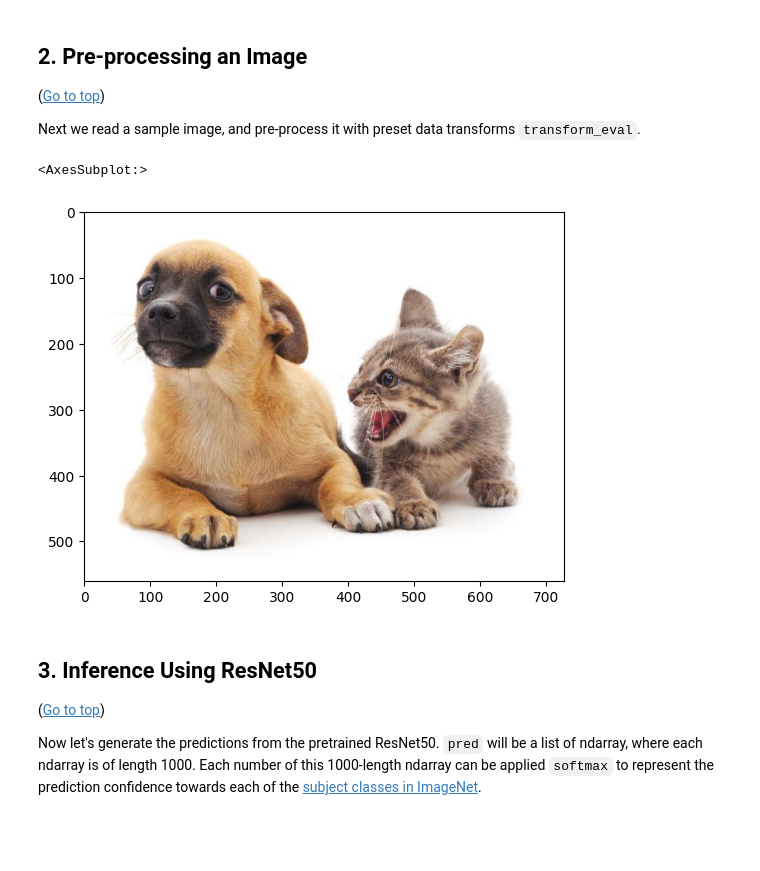
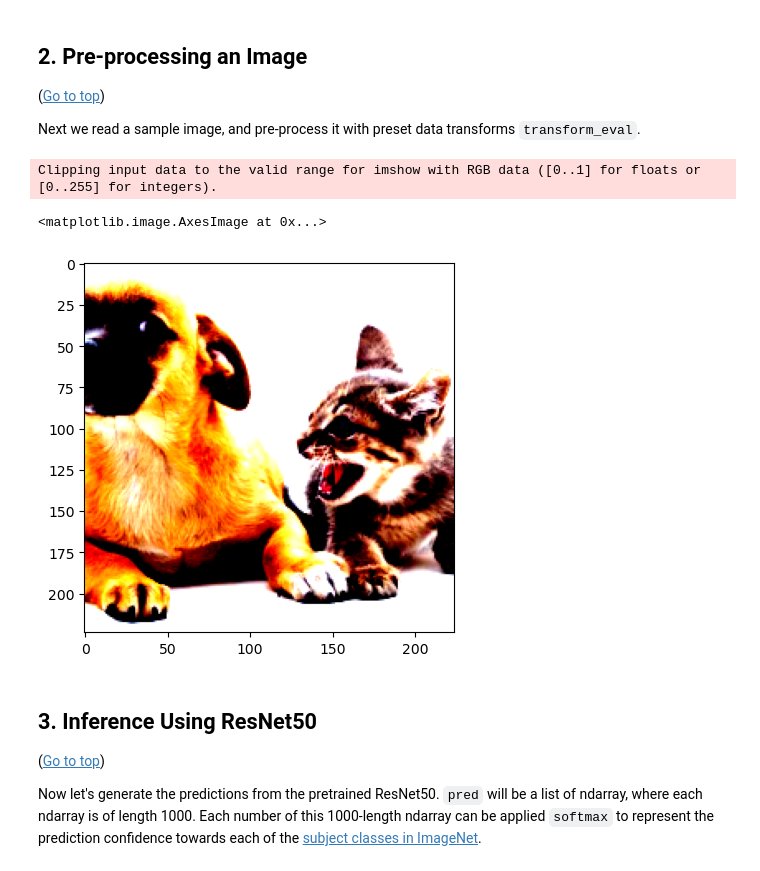
Before and after one commit to aws-samples/aws-machine-learning-university-accelerated-cv, a Jupyter notebook: notebooks/MLA-CV-DAY3-ResNet.ipynb, the cells around one changed output. Cells and saved outputs as stored; diff of their text form; code cells hidden in the pictures; blank space fills up the shorter version.

```diff
--- a/notebooks/MLA-CV-DAY3-ResNet.ipynb
+++ b/notebooks/MLA-CV-DAY3-ResNet.ipynb
@@ -41,13 +39,25 @@ Downloading /home/ec2-user/.mxnet/models/resnet50_v1-cc729d95.zip from https://a
 (<a href="#0">Go to top</a>)
 
 Next we read a sample image, and pre-process it with preset data transforms `transform_eval`.
-# %%
-img_raw = image.imread('../data/catdog.png')
-img = transform_eval(img_raw)
-plot_image(img_raw)
-# %% [output]
-<AxesSubplot:>
-[figure, removed]
+# %%
+# im1 = imread(train_path + "/sw/0.jpg")
+# im2 = imread(train_path + "/vg/0.jpg")
+
+img_raw = Image.open('../data/catdog.png').convert('RGB')
+transform_eval = transforms.Compose([
+    transforms.Resize(256),
+    transforms.CenterCrop(224),
+    transforms.ToTensor(),
+    transforms.Normalize(mean=[0.485, 0.456, 0.406],
+                         std=[0.229, 0.224, 0.225])
+])
+
+img = transform_eval(img_raw)
+plt.imshow(img.permute(1,2,0).numpy())
+# %% [output]
+Clipping input data to the valid range for imshow with RGB data ([0..1] for floats or [0..255] for integers).
+<matplotlib.image.AxesImage at 0x...>
+[figure, added]
 # %% [markdown]
 ## 3. <a name="3">Inference Using ResNet50</a>
 (<a href="#0">Go to top</a>)
```
Also changed, not shown: parts of 11 cells of this notebook, 11 other files.
